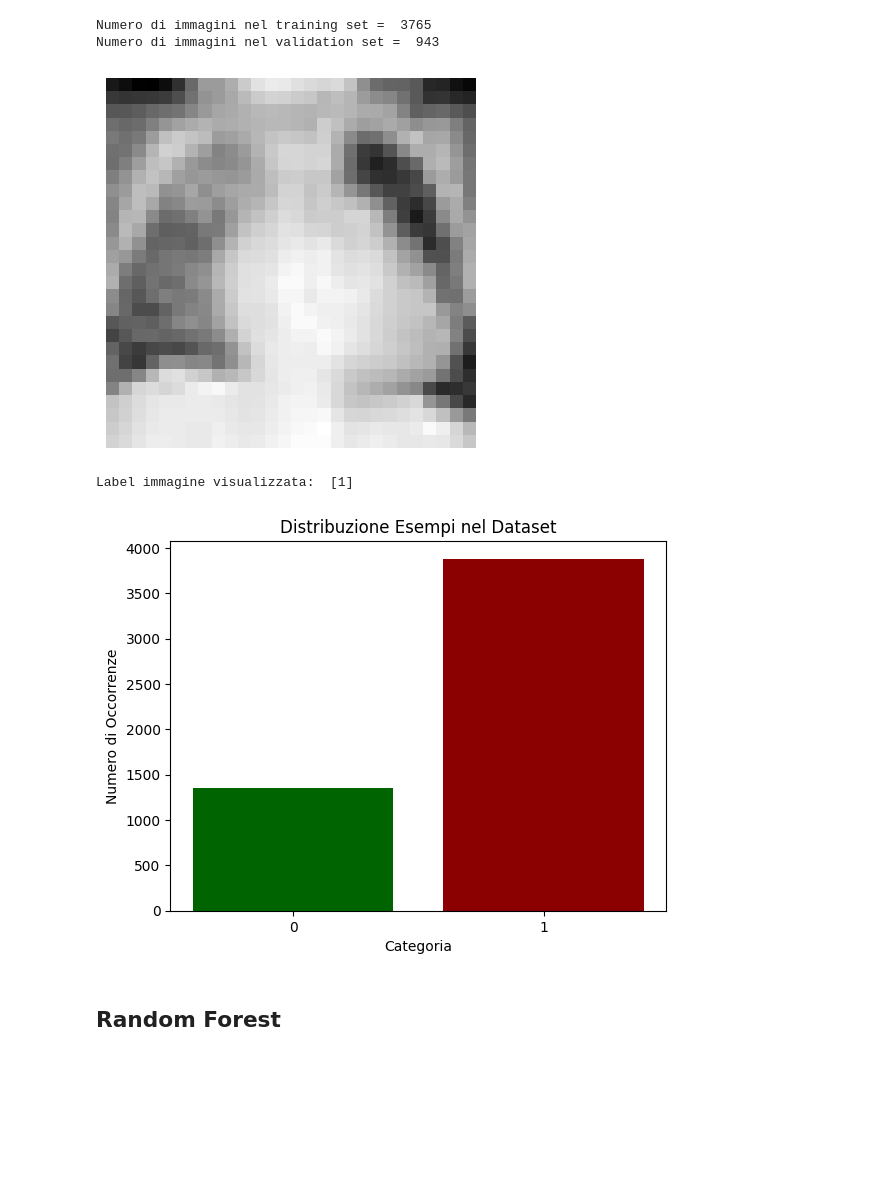
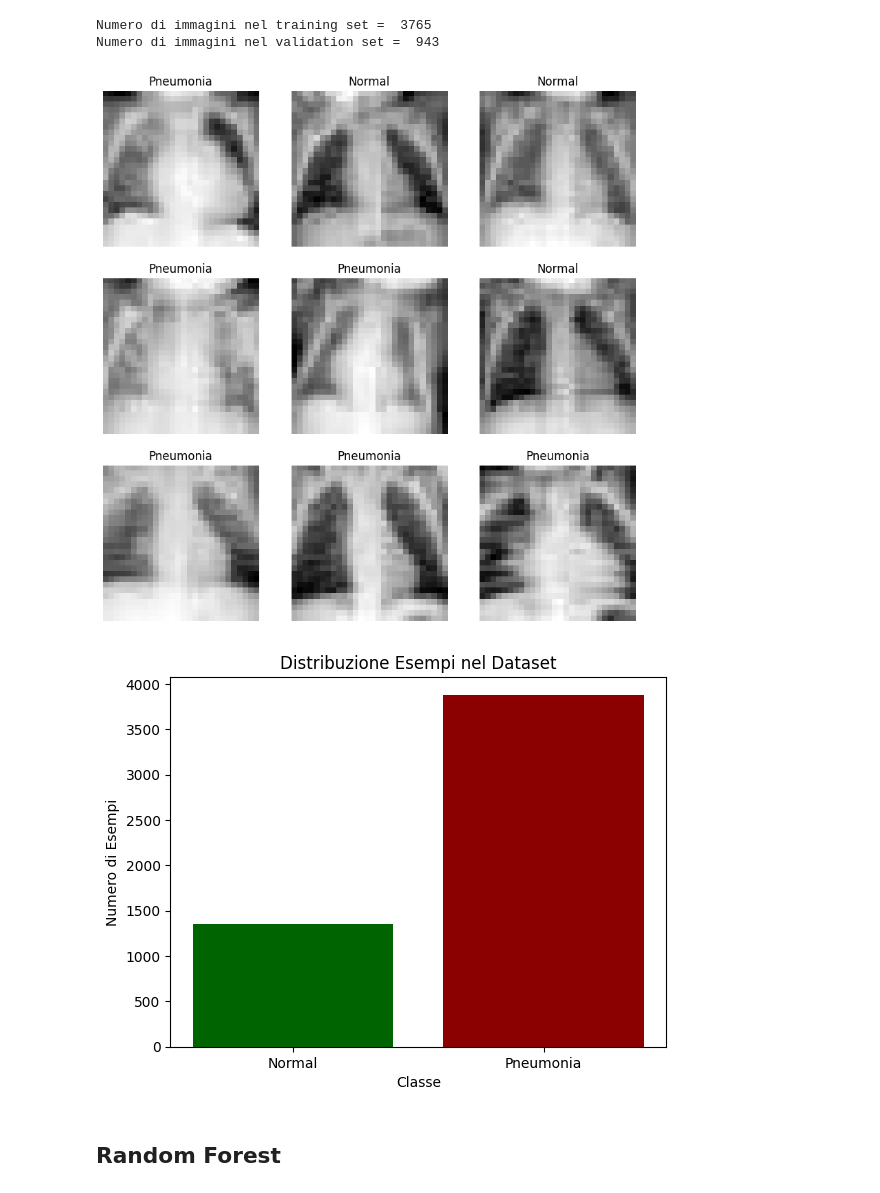
Before and after one commit to FilippoMuschera/Machine-Learning-Project, a Jupyter notebook: Progetto.ipynb, the cells around one changed output. Saved outputs shown, nothing was run; the diff lists cells and outputs as text; code cells hidden in the pictures; blank space fills up the shorter version.

```diff
--- a/Progetto.ipynb
+++ b/Progetto.ipynb
@@ -109,13 +110,15 @@ print("Numero di immagini nel validation set = ", len(x_valid_images))
 Numero di immagini nel training set =  3765
 Numero di immagini nel validation set =  943
 # %%
-plt.imshow(x_train_images[0], cmap='gray')
-plt.axis('off')
-plt.show()
-print("Label immagine visualizzata: ", y[0])
+plt.figure(figsize=(10, 10))
+for i in range(0, 9):
+    ax = plt.subplot(3, 3, i + 1)
+    plt.imshow(x_train_images[i], cmap='gray')
+    label = 'Normal' if  x_train_labels[i] == 0 else 'Pneumonia'
+    plt.title(label)
+    plt.axis("off")
 # %% [output]
-[figure, old version]
+[figure, new version]
-Label immagine visualizzata:  [1]
 # %%
 # Conta le occorrenze di ciascuna etichetta
 unique, counts = np.unique(y, return_counts=True)
@@ -126,16 +129,16 @@ fig, ax = plt.subplots()
 ax.bar(labels_counts.keys(), labels_counts.values(), color=['darkgreen', 'darkred'])
 
 # Imposta i titoli e le etichette
-ax.set_xlabel('Categoria')
-ax.set_ylabel('Numero di Occorrenze')
+ax.set_xlabel('Classe')
+ax.set_ylabel('Numero di Esempi')
 ax.set_title('Distribuzione Esempi nel Dataset')
 ax.set_xticks([0, 1])
-ax.set_xticklabels(['0', '1'])
+ax.set_xticklabels(['Normal', 'Pneumonia'])
 
 # Mostra il grafico
 plt.show()
 # %% [output]
-[figure, old version]
+[figure, new version]
 # %% [markdown]
 ## Random Forest
 # %%
```
Also changed, not shown: parts of 9 cells of this notebook.
